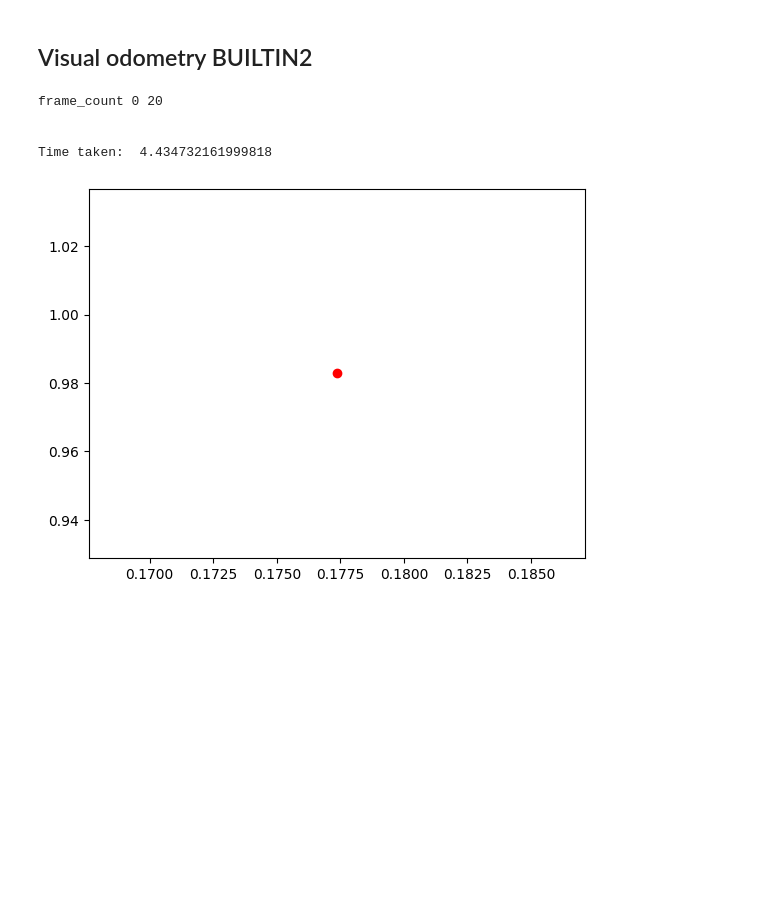
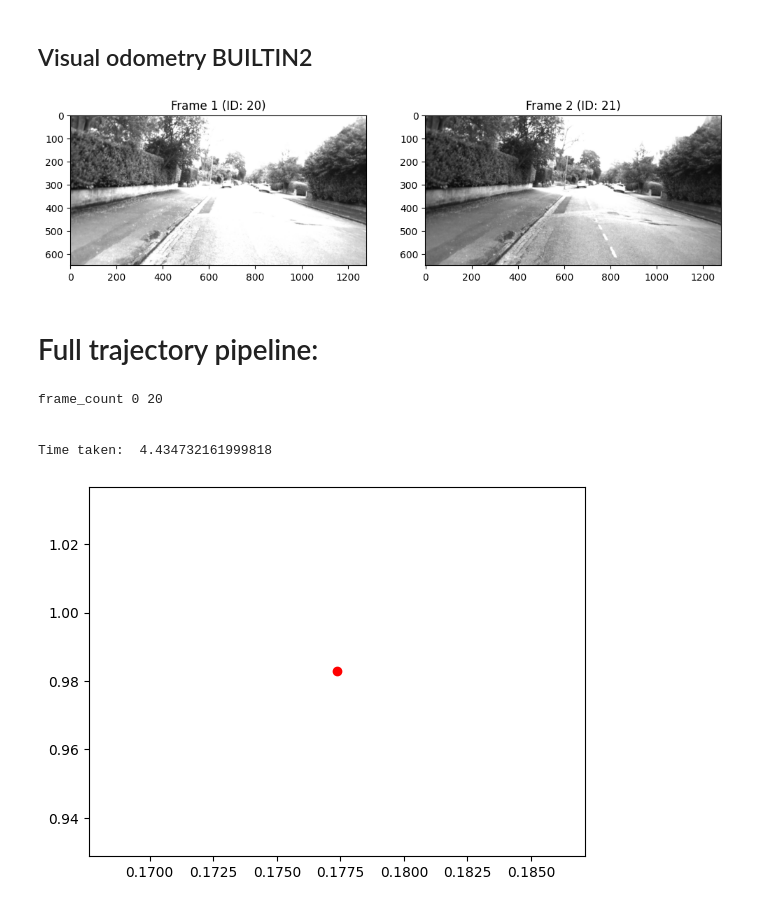
Before and after one commit to KushnirDmytro/research_frontiers_2024, a Jupyter notebook: notebooks/visual_odometry.ipynb, the cells around one changed output. Drawn from its saved outputs; the diff is of its cells as text; code cells hidden in the pictures; blank space fills up the shorter version.

```diff
--- a/notebooks/visual_odometry.ipynb
+++ b/notebooks/visual_odometry.ipynb
@@ -143,0 +169,32 @@ JSONDecodeError: Expecting ',' delimiter: line 828050 column 32 (char 19366658)
+# %%
+frame1_name = str(INIT_IMAGE + frame_count)
+frame2_name = str(INIT_IMAGE + frame_count + 1)
+frame1 = read_image(INIT_IMAGE + frame_count)
+frame2 = read_image(INIT_IMAGE + frame_count + 1)
+
+if (frame1 is None) or (frame2 is None) or (cv2.waitKey(1) == 27):
+    throw('Error reading images')
+
+frame_name = str(INIT_IMAGE + frame_count)
+
+pose = None
+if pre_calc_poses is not None:
+    pose = pre_calc_poses.get(frame_name)
+    if pose is not None:
+        pose = np.asarray(pose)
+        new_R = pose[:, :COL4]
+        new_t = pose[:, COL4].reshape(3,1)
+# %%
+display_plot = True
+if display_plot:
+    fig, axes = plt.subplots(1, 2, figsize=(12, 6))  # Increase the size of the figure
+
+    axes[0].imshow(frame1, cmap='gray')
+    axes[0].set_title(f'Frame 1 (ID: {frame1_name})')  # Add the ID of the image to the title
+
+    axes[1].imshow(frame2, cmap='gray')
+    axes[1].set_title(f'Frame 2 (ID: {frame2_name})')  # Add the ID of the image to the title
+
+    plt.show()
+# %% [output]
+[figure, added]
@@ -144,3 +289,5 @@ JSONDecodeError: Expecting ',' delimiter: line 828050 column 32 (char 19366658)
+# %% [markdown]
+# Full trajectory pipeline:
 # %%
 from motionestimator import *
 
```
Also changed, not shown: parts of 9 cells of this notebook, 3 other files.
